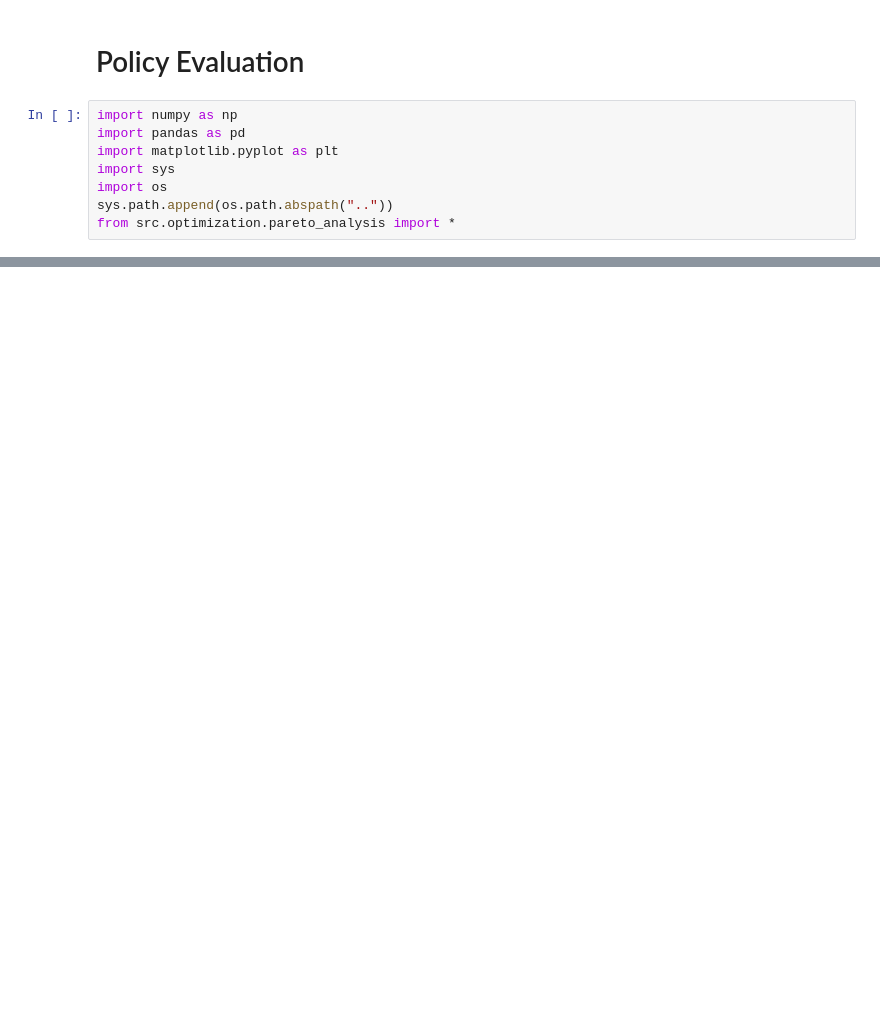
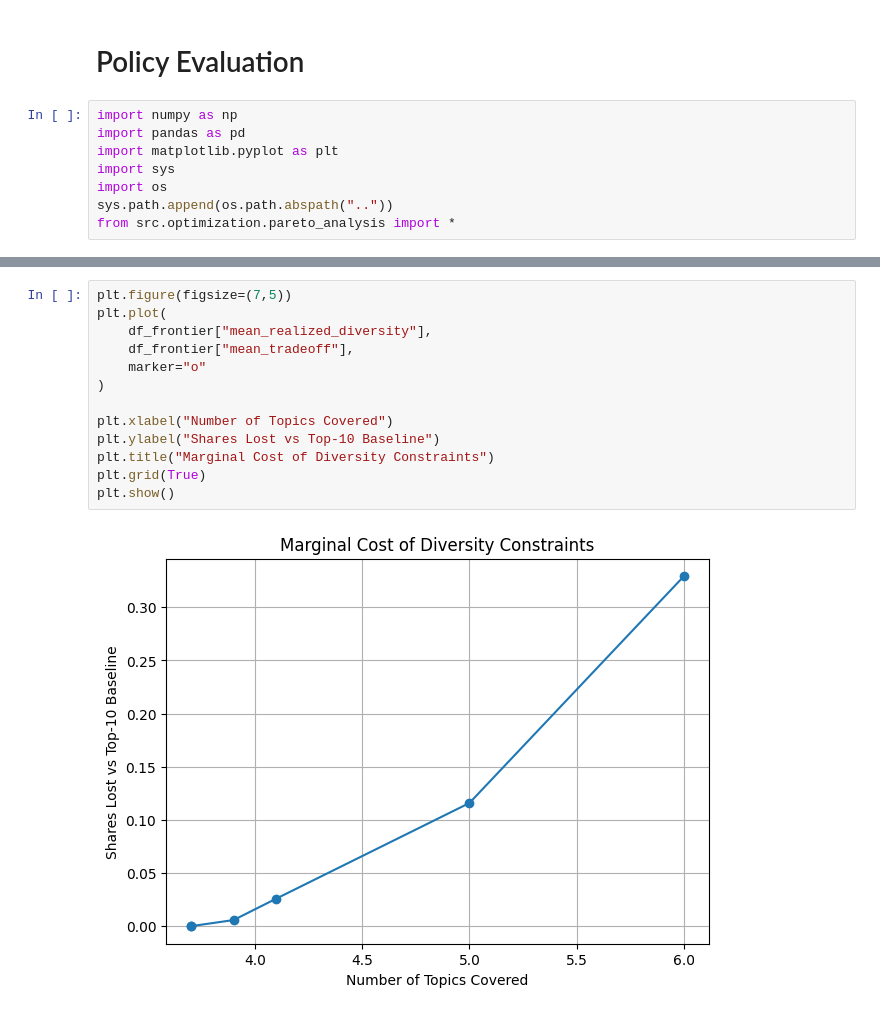
Before and after one commit to suehuynh/news-promotion-lp, a Jupyter notebook: notebooks/05_policy_evaluation.ipynb, the cells around one changed output, grey strips where cells are left out. Cells and saved outputs as stored; diff of their text form; blank space fills up the shorter version.

```diff
--- a/notebooks/05_policy_evaluation.ipynb
+++ b/notebooks/05_policy_evaluation.ipynb
@@ -110,0 +45,15 @@ Despite technology articles are very popular, the optimal number of them is one
+# %%
+plt.figure(figsize=(7,5))
+plt.plot(
+    df_frontier["mean_realized_diversity"],
+    df_frontier["mean_tradeoff"],
+    marker="o"
+)
+
+plt.xlabel("Number of Topics Covered")
+plt.ylabel("Shares Lost vs Top-10 Baseline")
+plt.title("Marginal Cost of Diversity Constraints")
+plt.grid(True)
+plt.show()
+# %% [output]
+[figure, added]
```
Also changed, not shown: parts of 15 cells of this notebook, 10 other files.
